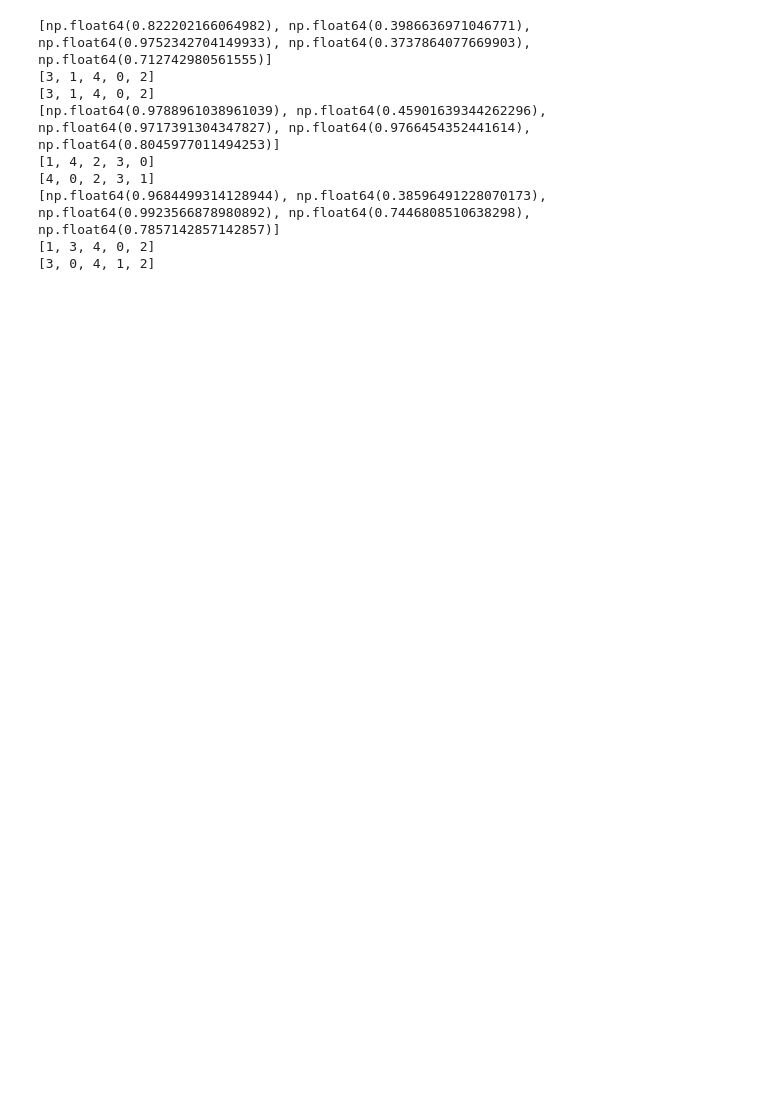
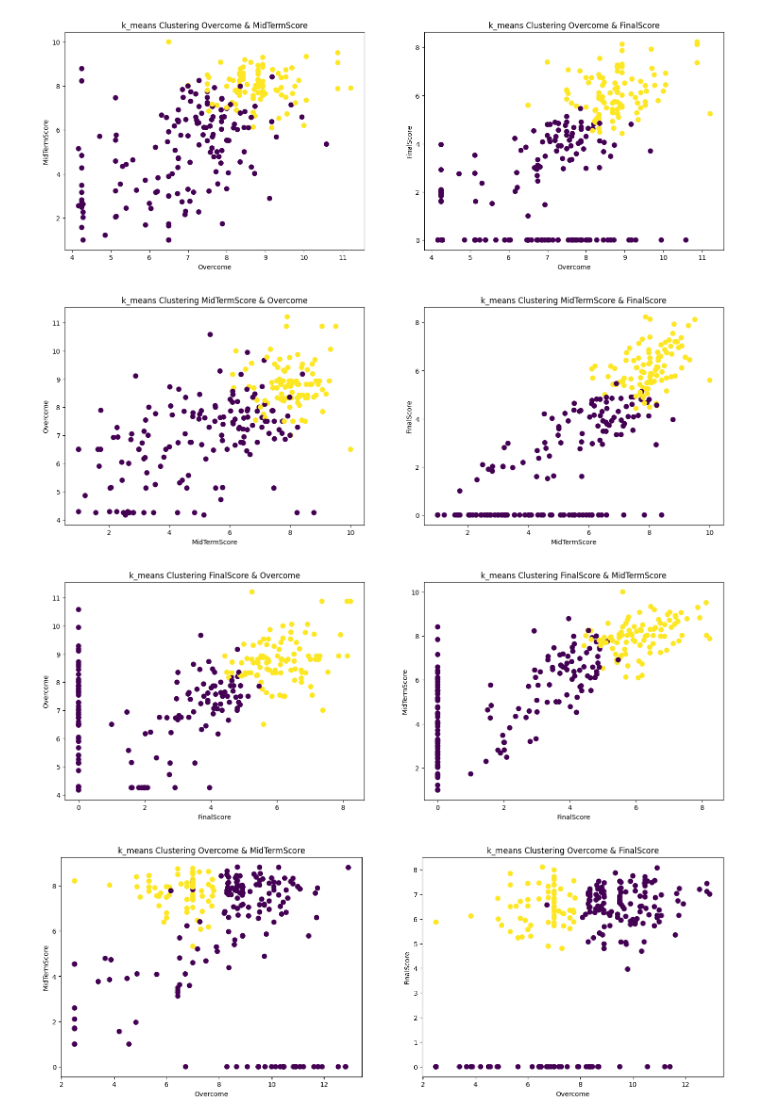
Before and after one commit to kun09-tker/Master_DataMining, a Jupyter notebook: main/label_name_for_cluster.ipynb, the cells around one changed output. Drawn from its saved outputs; the diff is of its cells as text; code cells hidden in the pictures; blank space fills up the shorter version.

```diff
--- a/main/label_name_for_cluster.ipynb
+++ b/main/label_name_for_cluster.ipynb
@@ -32,19 +32,16 @@ def which_class(course_name):
     return "Unknows"
 # %%
 method = "k_means"
-def visualize(name, index, data, centroids, labels, labels_name):
+def visualize(name, index, data, labels, labels_name):
     indexs = [item for item in range(len(labels_name)) if item != index]
     X_reduced = data
-    final_centroids_reduced = centroids
     fig, axes = plt.subplots(1, 2, figsize=(18, 6))
     axes[0].scatter(X_reduced[:, index], X_reduced[:, indexs[0]], c=labels, cmap='viridis', s=50)
-    axes[0].scatter(final_centroids_reduced[:, index], final_centroids_reduced[:, indexs[0]], c='red', s=200, alpha=0.75, marker='X')
     axes[0].set_xlabel(f'{labels_name[index]}')
     axes[0].set_ylabel(f'{labels_name[indexs[0]]}')
     axes[0].set_title(f'{method} Clustering {labels_name[index]} & {labels_name[indexs[0]]}')
 
     axes[1].scatter(X_reduced[:, index], X_reduced[:, indexs[1]], c=labels, cmap='viridis', s=50)
-    axes[1].scatter(final_centroids_reduced[:, index], final_centroids_reduced[:, indexs[1]], c='red', s=200, alpha=0.75, marker='X')
     axes[1].set_xlabel(f'{labels_name[index]}')
     axes[1].set_ylabel(f'{labels_name[indexs[1]]}')
     axes[1].set_title(f'{method} Clustering {labels_name[index]} & {labels_name[indexs[1]]}')
@@ -74,30 +71,25 @@ mapping_labels= {
 # %%
 df["CourseClass"] = course_class(df)
 df = df[df["CourseClass"] != "Unknows"]
 final = {}
 for class_name in ["FoundationCourses", "GeneralCourses", "MajorCourses"]:
     labels = np.load(f"../Lib/Labels/{class_name}_k_means.npy")
     df_cluster = pd.read_json(f"../Data/{class_name}.json")
     df_class = df[df["CourseClass"] == class_name]
     result = [radio_fail(labels, i, df_cluster, df_class) for i in range(5)]
     sorted_indices = sorted(range(len(result)), key=lambda x: result[x])
     index_labels = [sorted_indices.index(i) for i in range(len(result))]
     outcome = list(map(lambda x: mapping.get(x, "Unknown"), index_labels))
     final[class_name] = outcome
 
-    df = df_cluster.drop(columns=["Index"])
-    data = array = df.to_numpy()
-    labels_name = list(df.columns)
+    df_new = df_cluster.drop(columns=["Index"])
+    data = array = df_new.to_numpy()
+    labels_name = list(df_new.columns)
     new_labels = [0 if outcome[label] == "Fail" else 1 for label in labels]
     for index in range(3):
-        visualize(class_name, index, data, centroids, new_labels, labels_name)
+        visualize(class_name, index, data, new_labels, labels_name)
 # %% [output]
-[np.float64(0.822202166064982), np.float64(0.3986636971046771), np.float64(0.9752342704149933), np.float64(0.3737864077669903), np.float64(0.712742980561555)]
-[3, 1, 4, 0, 2]
-[3, 1, 4, 0, 2]
-[np.float64(0.9788961038961039), np.float64(0.45901639344262296), np.float64(0.9717391304347827), np.float64(0.9766454352441614), np.float64(0.8045977011494253)]
-[1, 4, 2, 3, 0]
-[4, 0, 2, 3, 1]
-[np.float64(0.9684499314128944), np.float64(0.38596491228070173), np.float64(0.9923566878980892), np.float64(0.7446808510638298), np.float64(0.7857142857142857)]
-[1, 3, 4, 0, 2]
-[3, 0, 4, 1, 2]
+[figure, added]
+[figure, added]
+[figure, added]
+[figure, added]
```
Also changed, not shown: parts of 1 cell of this notebook, 31 other files.
